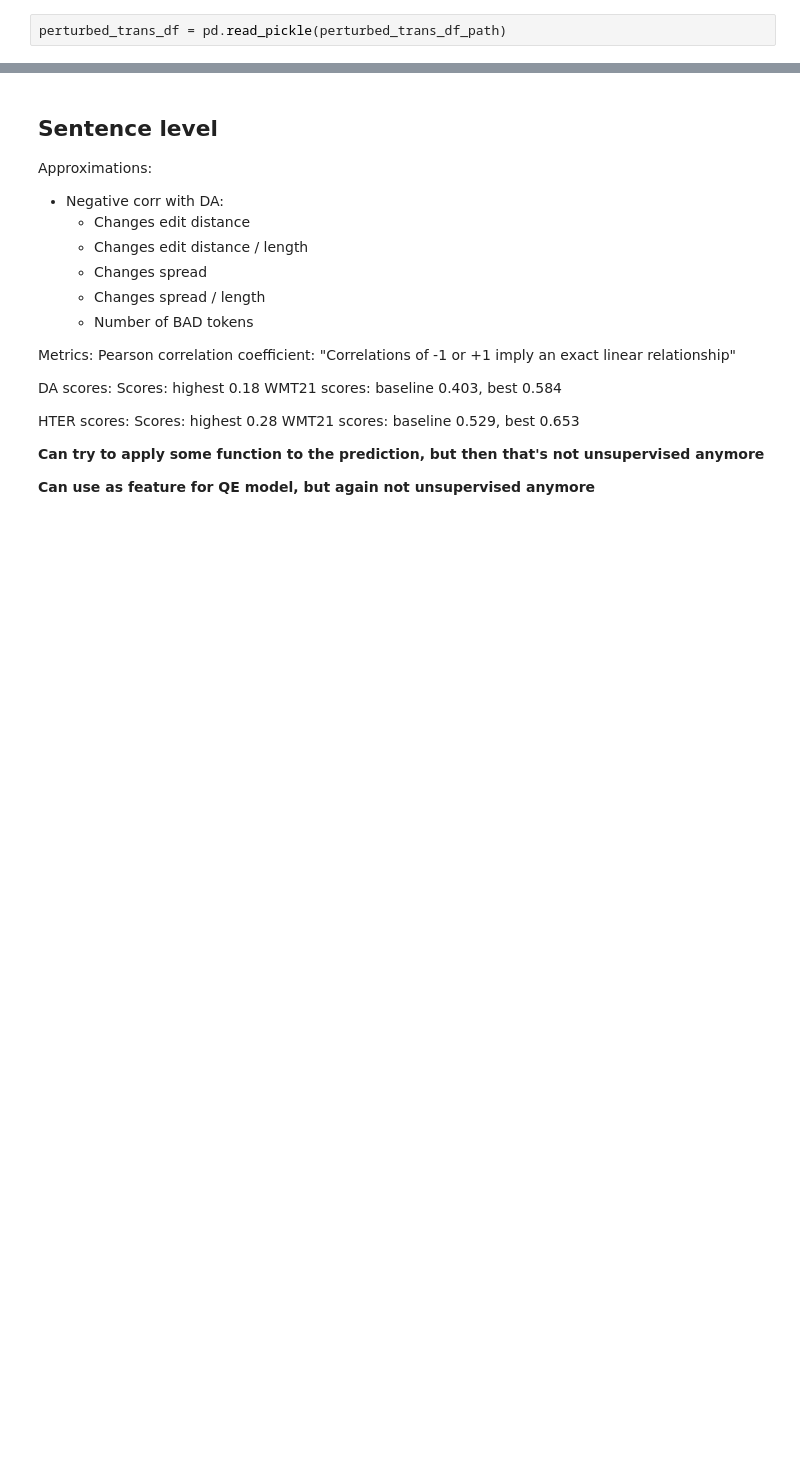
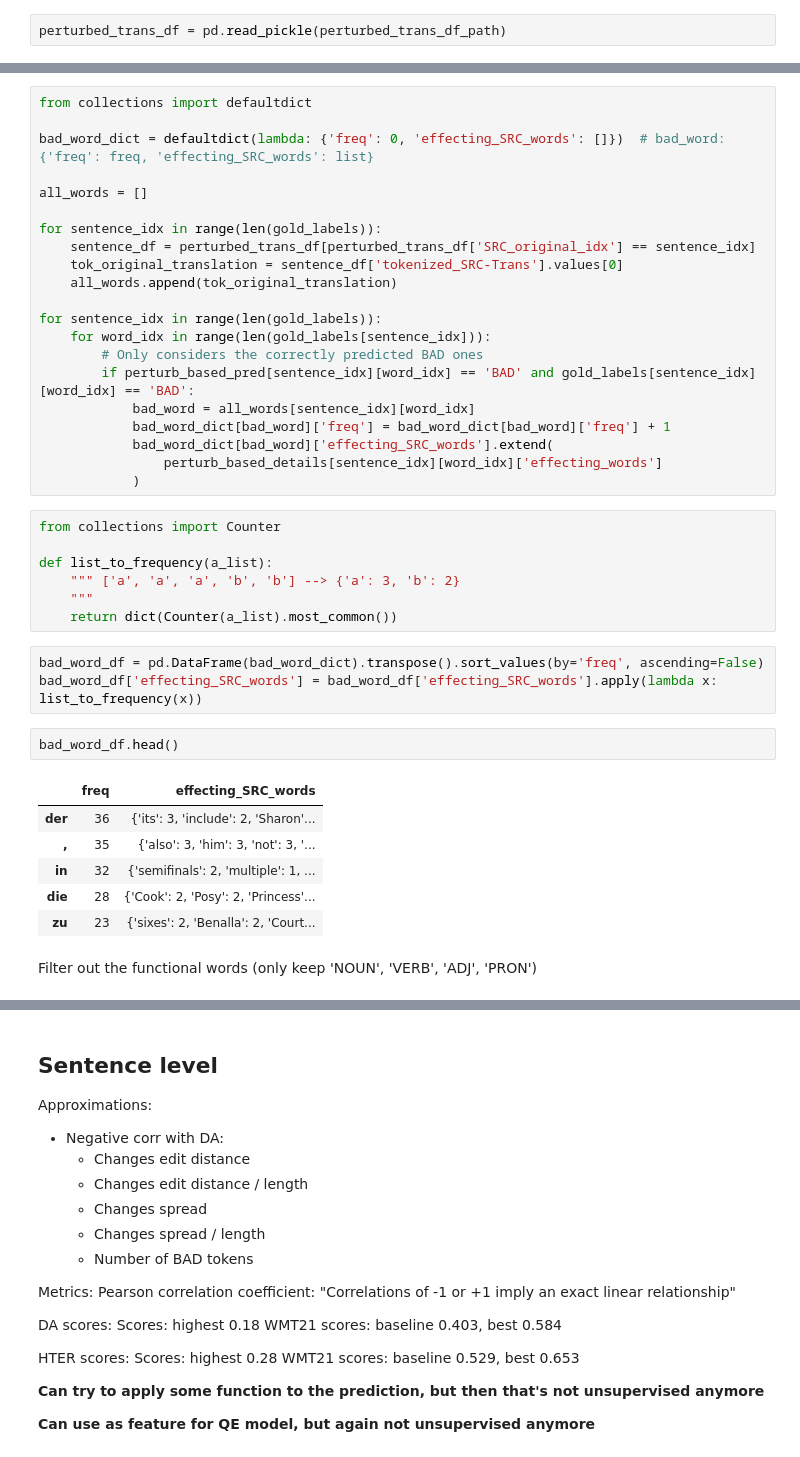
Before and after one commit to TuAnh23/Perturbation-basedQE, a Jupyter notebook: notebooks/Quality estimation.ipynb, the cells around one changed output, grey strips where cells are left out. Drawn from its saved outputs; the diff is of its cells as text; blank space fills up the shorter version.

```diff
--- a/notebooks/Quality estimation.ipynb
+++ b/notebooks/Quality estimation.ipynb
@@ -367,0 +379,42 @@ align_translations(sentence_single_perturbed_word_df, align_type=align_type)
+# %%
+from collections import defaultdict
+
+bad_word_dict = defaultdict(lambda: {'freq': 0, 'effecting_SRC_words': []})  # bad_word: {'freq': freq, 'effecting_SRC_words': list}
+
+all_words = []
+
+for sentence_idx in range(len(gold_labels)):
+    sentence_df = perturbed_trans_df[perturbed_trans_df['SRC_original_idx'] == sentence_idx]
+    tok_original_translation = sentence_df['tokenized_SRC-Trans'].values[0]
+    all_words.append(tok_original_translation)
+
+for sentence_idx in range(len(gold_labels)):
+    for word_idx in range(len(gold_labels[sentence_idx])):
+        # Only considers the correctly predicted BAD ones
+        if perturb_based_pred[sentence_idx][word_idx] == 'BAD' and gold_labels[sentence_idx][word_idx] == 'BAD':
+            bad_word = all_words[sentence_idx][word_idx]
+            bad_word_dict[bad_word]['freq'] = bad_word_dict[bad_word]['freq'] + 1
+            bad_word_dict[bad_word]['effecting_SRC_words'].extend(
+                perturb_based_details[sentence_idx][word_idx]['effecting_words']
+            )
+# %%
+from collections import Counter
+
+def list_to_frequency(a_list):
+    """ ['a', 'a', 'a', 'b', 'b'] --> {'a': 3, 'b': 2}
+    """
+    return dict(Counter(a_list).most_common())
+# %%
+bad_word_df = pd.DataFrame(bad_word_dict).transpose().sort_values(by='freq', ascending=False)
+bad_word_df['effecting_SRC_words'] = bad_word_df['effecting_SRC_words'].apply(lambda x: list_to_frequency(x))
+# %%
+bad_word_df.head()
+# %% [output]
+|  | freq | effecting_SRC_words |
+| der | 36 | {'its': 3, 'include': 2, 'Sharon'... |
+| , | 35 | {'also': 3, 'him': 3, 'not': 3, '... |
+| in | 32 | {'semifinals': 2, 'multiple': 1, ... |
+| die | 28 | {'Cook': 2, 'Posy': 2, 'Princess'... |
+| zu | 23 | {'sixes': 2, 'Benalla': 2, 'Court... |
+# %% [markdown]
+Filter out the functional words (only keep 'NOUN', 'VERB', 'ADJ', 'PRON')
```
Also changed, not shown: parts of 7 cells of this notebook, 2 other files.
